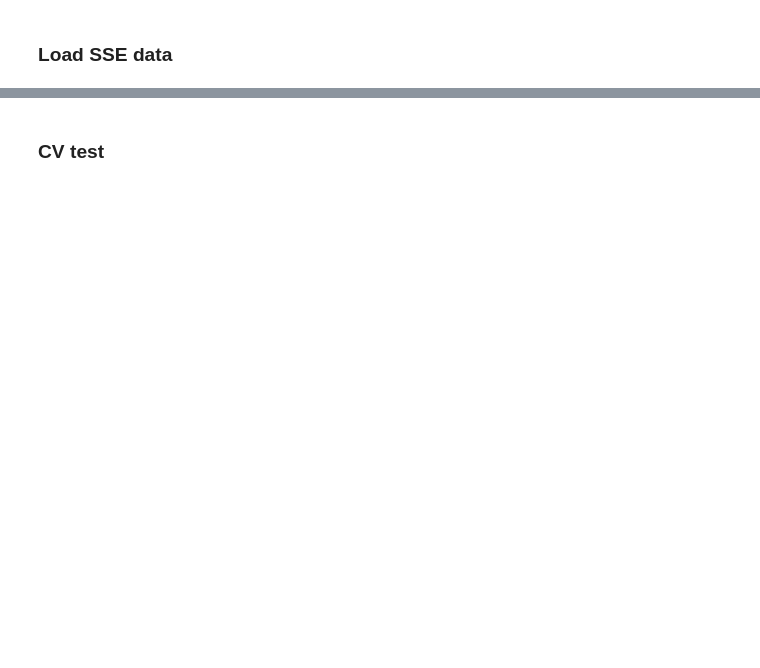
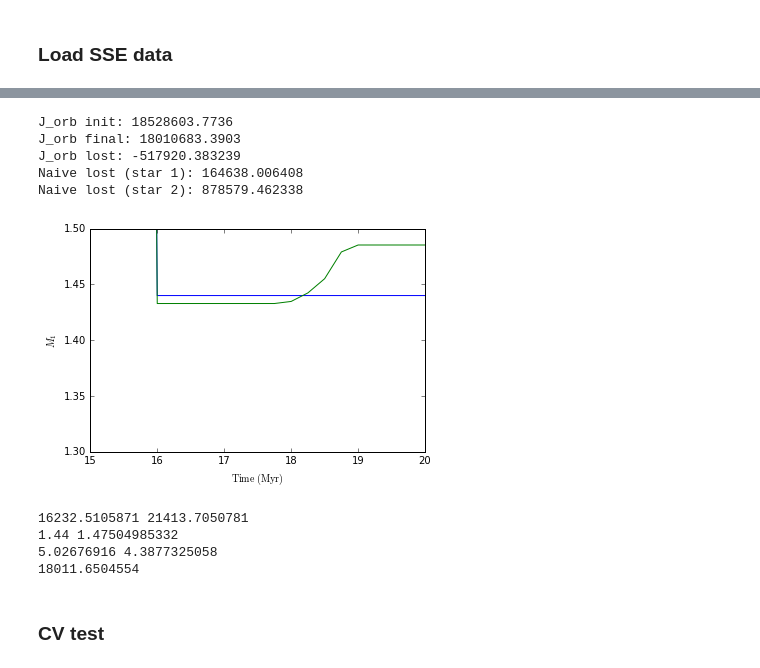
Before and after one commit to astroJeff/XRB, a Jupyter notebook: code/bse_code/PyBSE testing.ipynb, the cells around one changed output, grey strips where cells are left out. Cells and saved outputs as stored; diff of their text form; code cells hidden in the pictures; blank space fills up the shorter version.

```diff
--- a/code/bse_code/PyBSE testing.ipynb
+++ b/code/bse_code/PyBSE testing.ipynb
@@ -462,3 +545,44 @@ plt.show()
+# %%
+#2.8e6 * 0.2 * 14.0 / 27.0
+J_orb_tot_i = (2.8e6 * 13.7*12.8) / (13.7+12.8)
+J_orb_tot_f = (5.48e6 * 3.85*22.46) / (3.85+22.46)
+J_lost_naive1 = 2.8e6 * 0.22 * (13.7/26.5)**2
+J_lost_naive2 = 5.48e6 * 0.22 * (22.46/26.31)**2
+
+print "J_orb init:", J_orb_tot_i
+print "J_orb final:", J_orb_tot_f
+print "J_orb lost:", J_orb_tot_f - J_orb_tot_i
+print "Naive lost (star 1):", J_lost_naive1
+print "Naive lost (star 2):", J_lost_naive2
+# %% [output]
+J_orb init: 18528603.7736
+J_orb final: 18010683.3903
+J_orb lost: -517920.383239
+Naive lost (star 1): 164638.006408
+Naive lost (star 2): 878579.462338
+# %%
+plt.plot(test_times, m1_simple)
+plt.plot(test_times, m1_bse)
+plt.xlabel(r"${\rm Time\ (Myr)}$")
+plt.ylabel(r"$M_1$")
+plt.xlim(15.0, 20.0)
+plt.ylim(1.3, 1.5)
+
+plt.show()
+# %% [output]
+[figure, added]
+# %%
+print aout_simple[-1], aout_bse[-1]
+print m1_simple[-1], m1_bse[-1]
+print m2_simple[-1], m2_bse[-1]
+
+
+print (m1_simple[-1]+m2_simple[-1])*aout_simple[-1]/(m1_simple[-1] + 4.388)
+# %% [output]
+16232.5105871 21413.7050781
+1.44 1.47504985332
+5.02676916 4.3877325058
+18011.6504554
 # %% [markdown]
 ### CV test
 # %%
```
Also changed, not shown: parts of 13 cells of this notebook, 1 other file.
